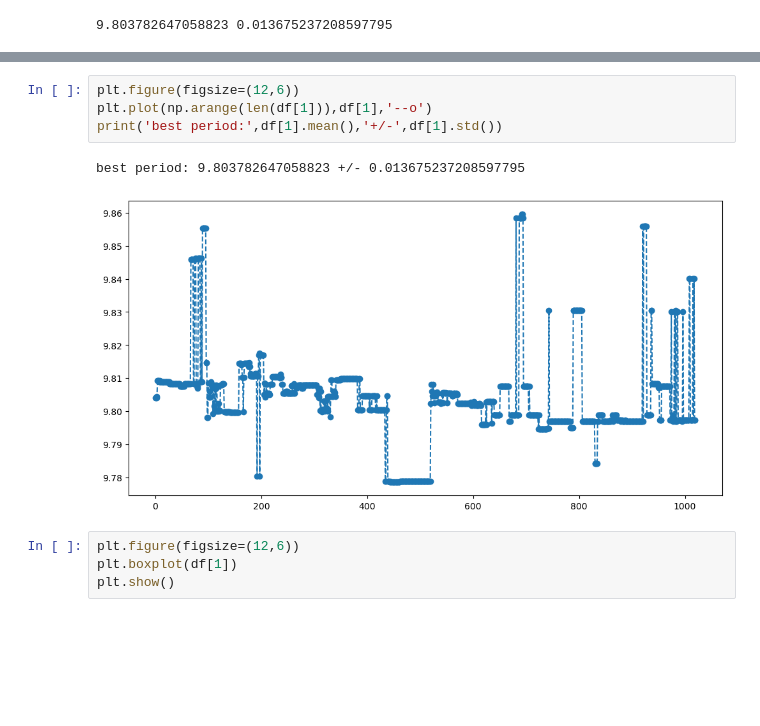
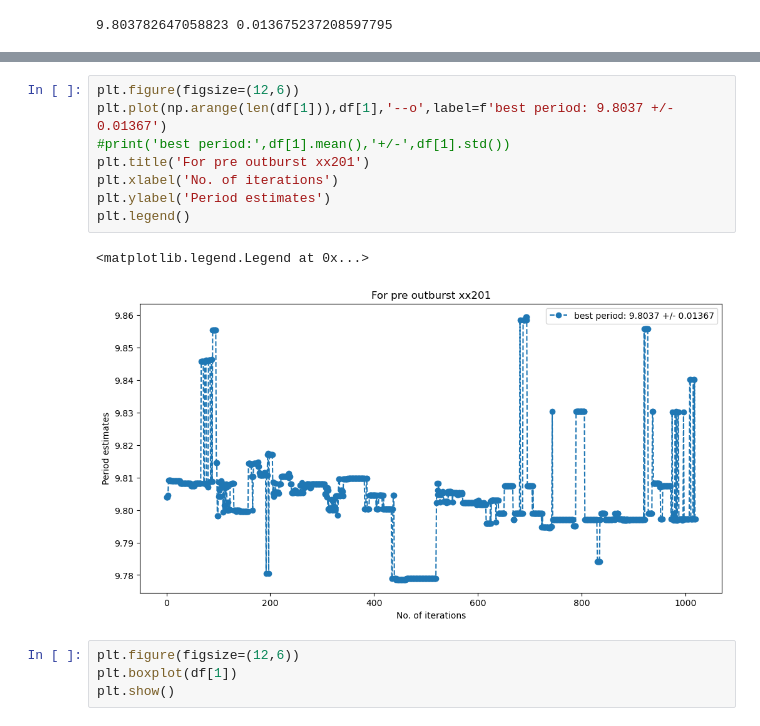
Before and after one commit to supremeKAI40/ULXP_thesis_analysis, a Jupyter notebook: nicer/nb_bootstrap_reportin.ipynb, the cells around one changed output, grey strips where cells are left out. Saved outputs shown, nothing was run; the diff lists cells and outputs as text; blank space fills up the shorter version.

```diff
--- a/nicer/nb_bootstrap_reportin.ipynb
+++ b/nicer/nb_bootstrap_reportin.ipynb
@@ -36,11 +36,15 @@ plt.legend()
 [figure]
 # %%
 plt.figure(figsize=(12,6))
-plt.plot(np.arange(len(df[1])),df[1],'--o')
-print('best period:',df[1].mean(),'+/-',df[1].std())
+plt.plot(np.arange(len(df[1])),df[1],'--o',label=f'best period: 9.8037 +/- 0.01367')
+#print('best period:',df[1].mean(),'+/-',df[1].std())
+plt.title('For pre outburst xx201')
+plt.xlabel('No. of iterations')
+plt.ylabel('Period estimates')
+plt.legend()
 # %% [output]
-best period: 9.803782647058823 +/- 0.013675237208597795
+<matplotlib.legend.Legend at 0x...>
-[figure, old version]
+[figure, new version]
 # %%
 plt.figure(figsize=(12,6))
 plt.boxplot(df[1])
```
Also changed, not shown: parts of 2 cells of this notebook, 1 other file.
